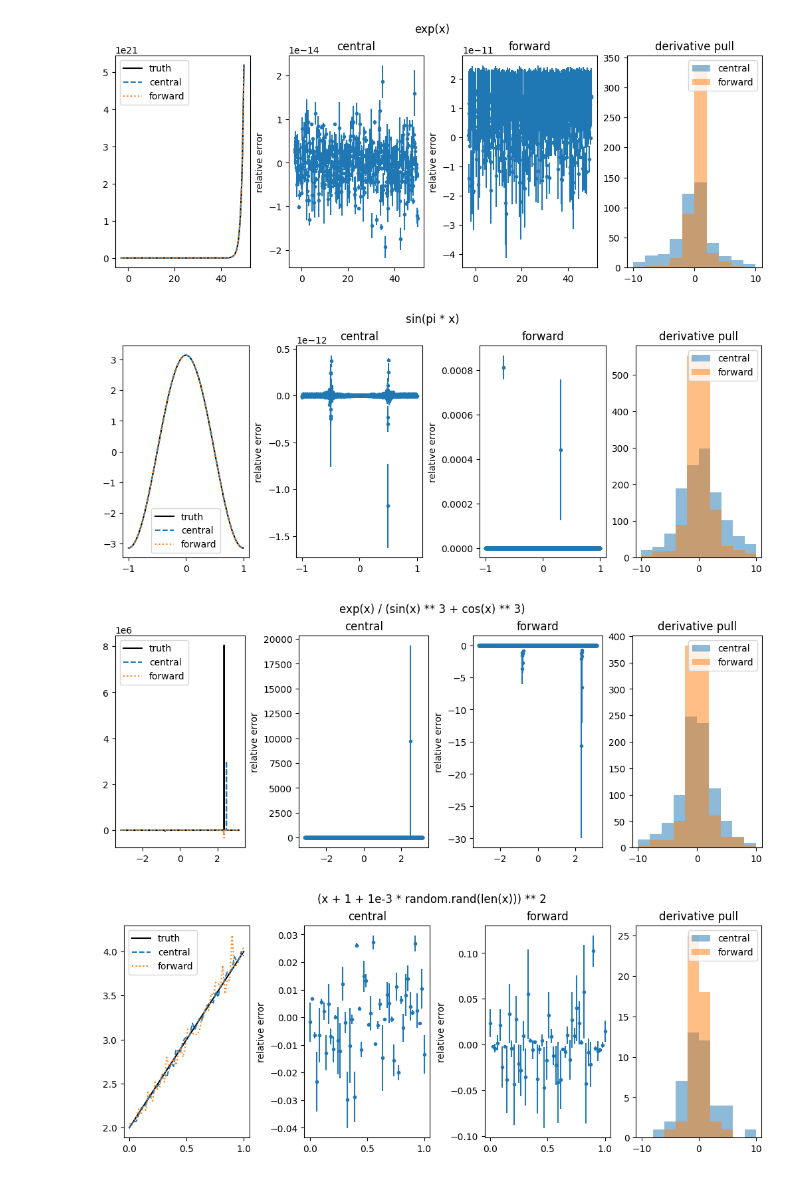
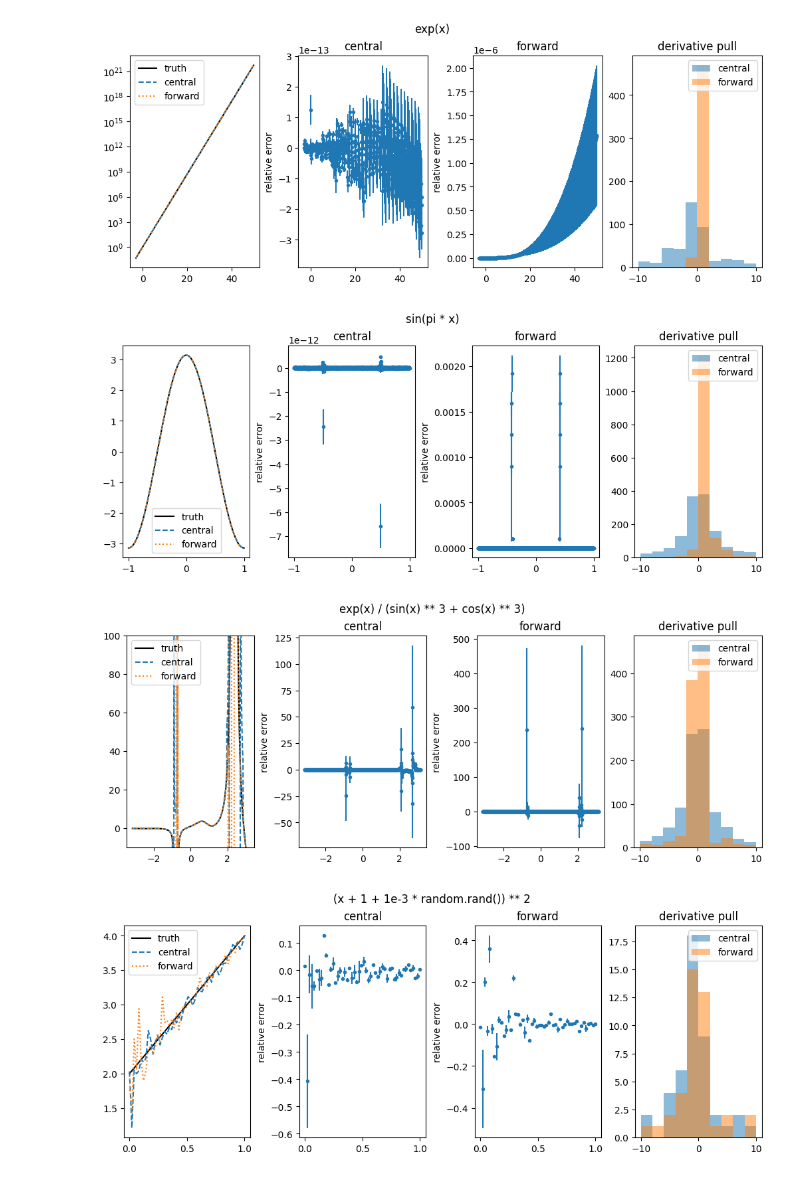
Before and after one commit to HDembinski/jacobi, a Jupyter notebook: notebook/demo.ipynb, the cells around one changed output. Cells and saved outputs as stored; diff of their text form; code cells hidden in the pictures.

```diff
--- a/notebook/demo.ipynb
+++ b/notebook/demo.ipynb
@@ -5,40 +5,45 @@ from matplotlib import pyplot as plt
 # %%
 for x, fs, df in (
     (np.linspace(-3, 50, 500), "exp(x)", np.exp),
     (np.linspace(-1, 1, 1500), "sin(pi * x)", lambda x: np.pi * np.cos(np.pi * x)),
     (np.linspace(-1, 1, 1000) * np.pi, "exp(x) / (sin(x) ** 3 + cos(x) ** 3)",
      lambda x: 0.5 * np.exp(x) * (3 * np.sin(x) + np.sin(3 * x) + 2 * np.cos(3 * x)) / (np.sin(x) ** 3 + np.cos(x) ** 3) ** 2),
-    (np.linspace(0, 1), "(x + 1 + 1e-3 * random.rand(len(x))) ** 2", lambda x: 2 * (x + 1))
+    (np.linspace(0, 1), "(x + 1 + 1e-3 * random.rand()) ** 2", lambda x: 2 * (x + 1))
 ):
     f = eval("lambda x:" + fs, np.__dict__)
-    y = f(x)
+    y = [f(xi) for xi in x]
     dy0 = df(x)
-    dy1, dy1e = jacobi(lambda p: f(p + x), 0, method=0)
-    dy2, dy2e = jacobi(lambda p: f(p + x), 0, method=1)
+    dy1, dy1e = np.transpose([jacobi(f, xi, method=0) for xi in x])
+    dy2, dy2e = np.transpose([jacobi(f, xi, method=1) for xi in x])
 
     fig, ax = plt.subplots(1, 4, figsize=(10, 4), constrained_layout=True)
     fig.suptitle(fs)
-    ax[0].plot(x, dy0, "-k", label="truth")
-    ax[0].plot(x, dy1, "--C0", label="central")
-    ax[0].plot(x, dy2, ":C1", label="forward")
-    ax[0].legend()
+    plt.sca(ax[0])
+    plt.plot(x, dy0, "-k", label="truth")
+    plt.plot(x, dy1, "--C0", label="central")
+    plt.plot(x, dy2, ":C1", label="forward")
+    plt.legend()
+    if fs == "exp(x)":
+        plt.semilogy()
+    if fs == "exp(x) / (sin(x) ** 3 + cos(x) ** 3)":
+        plt.ylim(-10, 100)
     ax[1].set_title("central")
     ax[1].errorbar(x, dy1 / dy0 - 1, dy1e / np.abs(dy0), fmt=".")
     ax[1].set_ylabel("relative error")
     ax[2].set_title("forward")
     ax[2].errorbar(x, dy2/ dy0 - 1, dy2e / np.abs(dy0), fmt=".")
     ax[2].set_ylabel("relative error")
     ax[3].set_title("derivative pull")
     p = (dy1 - dy0) / dy1e
     ax[3].hist(p[~np.isnan(p)], alpha=0.5, range=(-10, 10), label="central")
     p = (dy2 - dy0) / dy2e
     ax[3].hist(p[~np.isnan(p)], alpha=0.5, range=(-10, 10), label="forward")
     ax[3].legend()
     if np.all(x > 0) and x[-1] / x[0] > 1e3:
         for axi in ax[:3]:
             axi.set_xscale("log")
 # %% [output]
-[figure, old version]
+[figure, new version]
-[figure, old version]
+[figure, new version]
-[figure, old version]
+[figure, new version]
-[figure, old version]
+[figure, new version]
```
Also changed, not shown: 2 other files.
